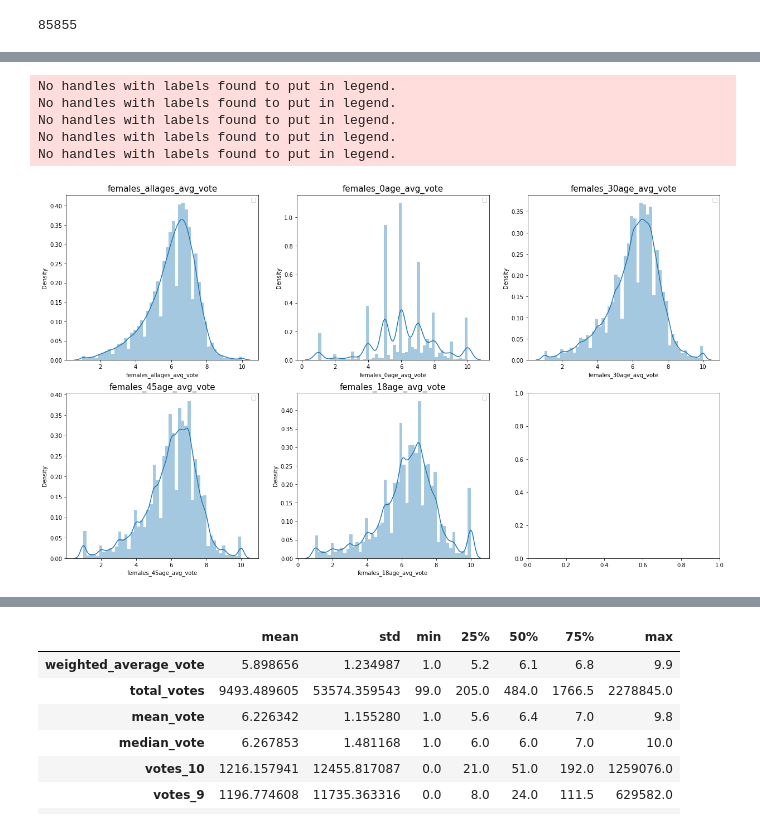
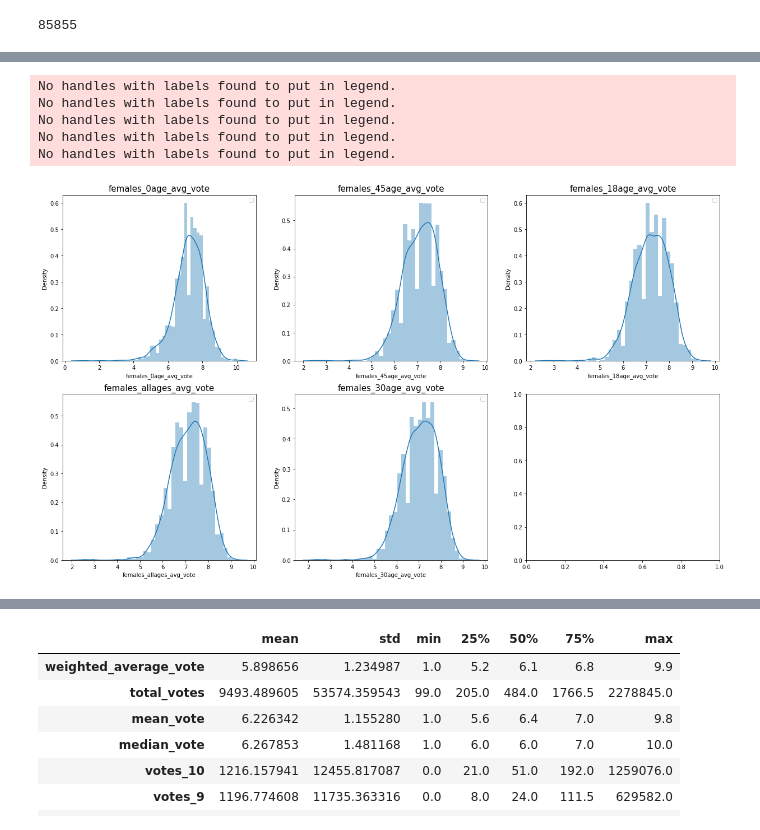
Before and after one commit to vsmaxim/data-analysis-2021, a Jupyter notebook: 01-exploration-ratings.ipynb, the cells around one changed output, grey strips where cells are left out. Saved outputs shown, nothing was run; the diff lists cells and outputs as text; code cells hidden in the pictures.

```diff
--- a/01-exploration-ratings.ipynb
+++ b/01-exploration-ratings.ipynb
@@ -7,2 +8,3 @@ from matplotlib import pyplot as plt
 # %%
 ratings_df = pd.read_csv("data/IMDb ratings.csv")
+movies_df = pd.read_csv("data/IMDb movies.csv")
@@ -8,0 +18,6 @@ ratings_df = pd.read_csv("data/IMDb ratings.csv")
+# %%
+ext_ratings_df = pd.merge(ratings_df, movies_df, left_on="imdb_title_id", right_on="imdb_title_id")
+ext_ratings_df["norm_budget"] = ext_ratings_df.budget.apply(utils.convert_money_to_usd)
+ext_ratings_df["norm_usa_gross_income"] = ext_ratings_df.usa_gross_income.apply(utils.convert_money_to_usd)
+ext_ratings_df["norm_worldwide_gross_income"] = ext_ratings_df.worlwide_gross_income.apply(utils.convert_money_to_usd)
+ext_ratings_df.head(2)
@@ -55,3 +94,9 @@ def plot_histogram_matrix(df: pd.DataFrame, columns: Iterable[str], cols: int =
         current_ax.legend(loc='best')
 
     plt.show()
+# %%
+# High votes for 18 years explanation
+# Not so much people watched -- so the rating estimation is not accurate
+very_highly_rated = ext_ratings_df["allgenders_18age_avg_vote"] > 9.8
+many_votes = ext_ratings_df["total_votes"] > 1000
+ext_ratings_df[very_highly_rated & many_votes]["original_title"].head(2)
@@ -66,12 +161,12 @@ No handles with labels found to put in legend.
 # %%
-plot_histogram_matrix(ratings_df, females_avg_votes)
+plot_histogram_matrix(ratings_df[many_votes], females_avg_votes)
 # %% [output]
 No handles with labels found to put in legend.
 No handles with labels found to put in legend.
 No handles with labels found to put in legend.
 No handles with labels found to put in legend.
 No handles with labels found to put in legend.
-[figure, old version]
+[figure, new version]
 # %%
 plot_histogram_matrix(ratings_df, males_avg_votes)
 # %% [output]
```
Also changed, not shown: parts of 18 cells of this notebook, 6 other files.
